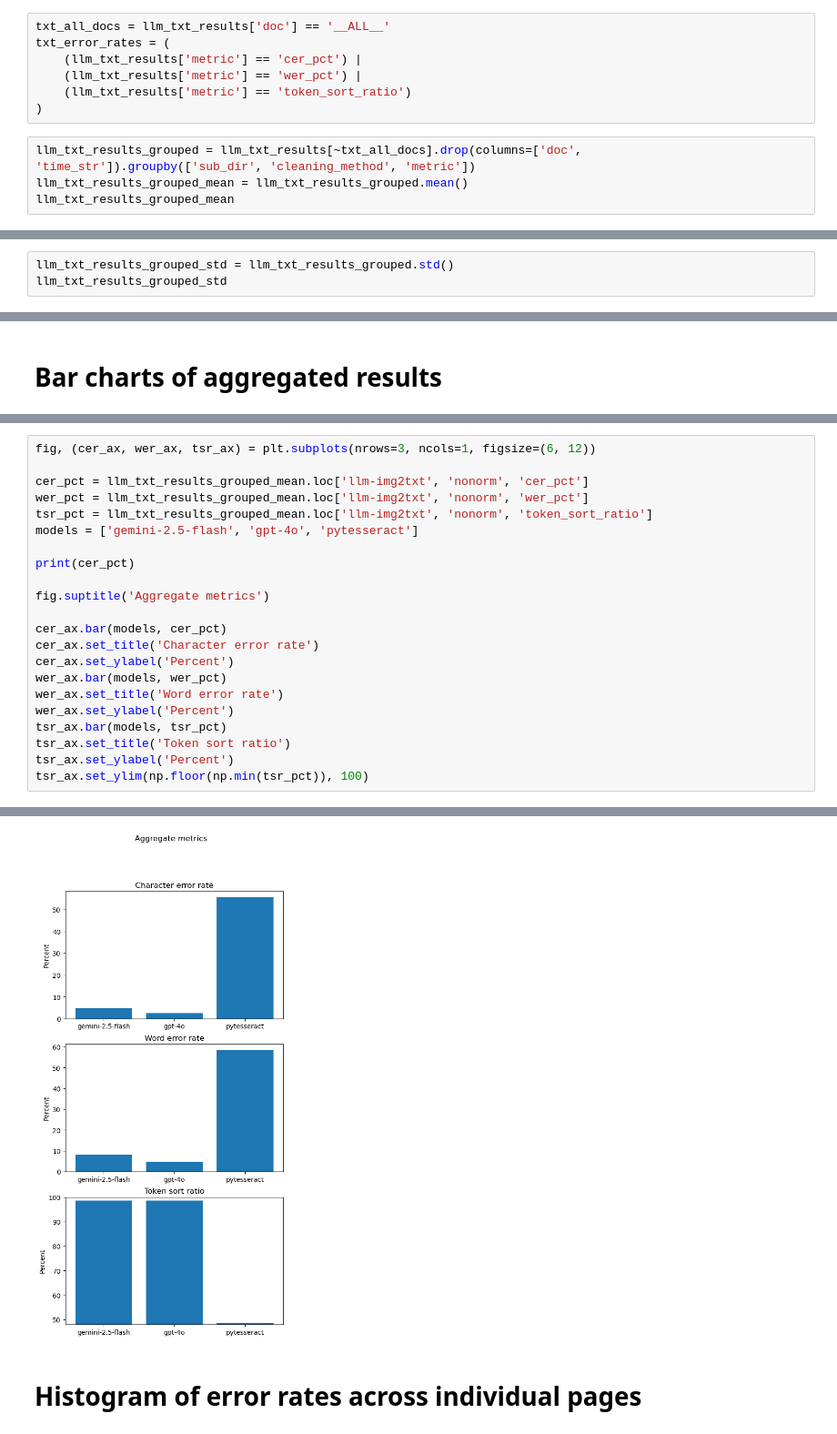
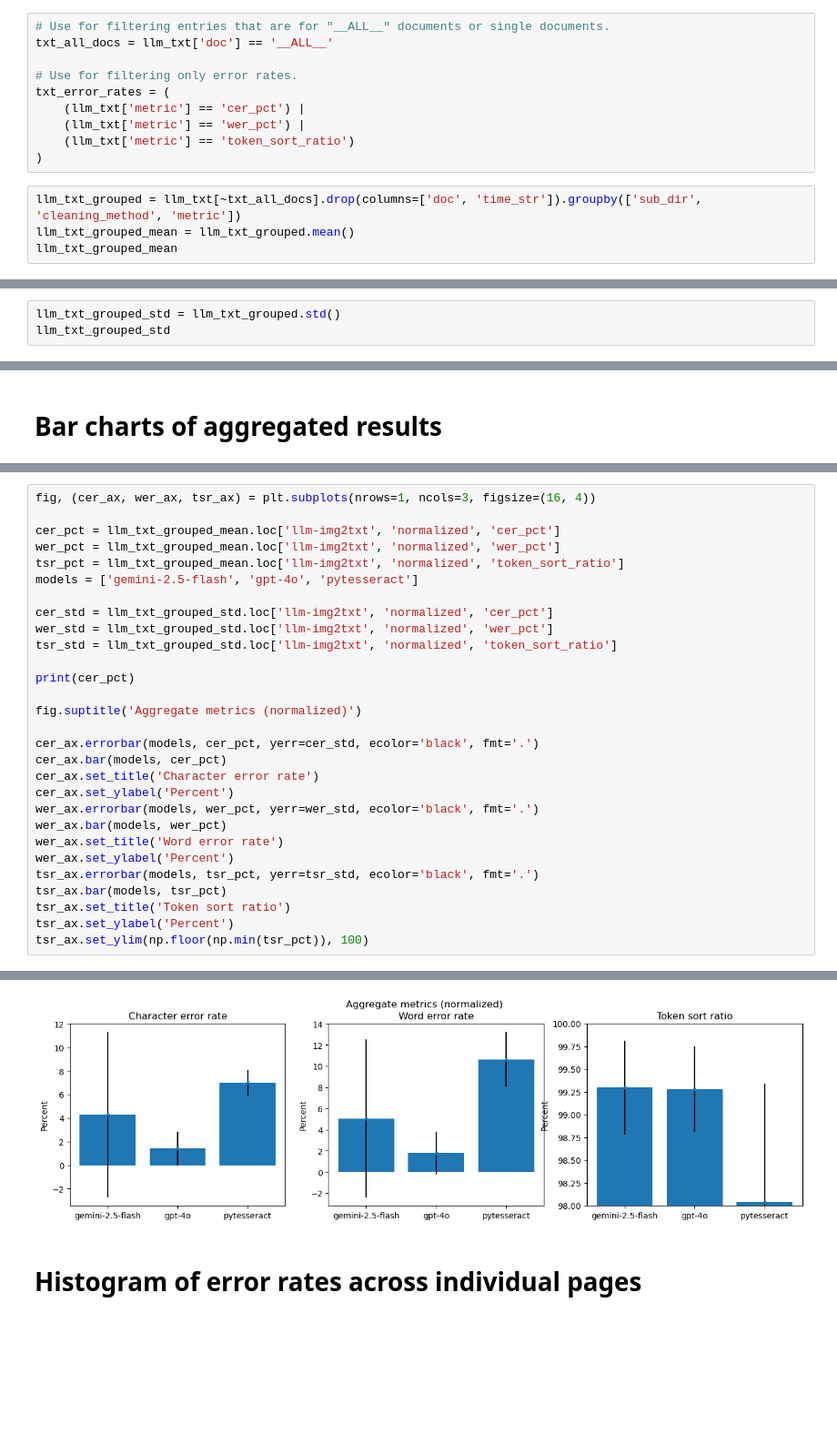
Before and after one commit to GC-20C-Text-Lab/ocr-benchmarking, a Jupyter notebook: src/workflow/text_visualizations.ipynb, the cells around one changed output, grey strips where cells are left out. Shown at 91% size. Drawn from its saved outputs; the diff is of its cells as text; blank space fills up the shorter version.

Commit message:
improved and added visualizations and tables

```diff
--- a/src/workflow/text_visualizations.ipynb
+++ b/src/workflow/text_visualizations.ipynb
@@ -166,16 +170,19 @@ llm_txt_results
 # %% [markdown]
 # Calculate metrics
 # %%
-txt_all_docs = llm_txt_results['doc'] == '__ALL__'
+# Use for filtering entries that are for "__ALL__" documents or single documents.
+txt_all_docs = llm_txt['doc'] == '__ALL__'
+
+# Use for filtering only error rates.
 txt_error_rates = (
-    (llm_txt_results['metric'] == 'cer_pct') |
-    (llm_txt_results['metric'] == 'wer_pct') |
-    (llm_txt_results['metric'] == 'token_sort_ratio')
+    (llm_txt['metric'] == 'cer_pct') |
+    (llm_txt['metric'] == 'wer_pct') |
+    (llm_txt['metric'] == 'token_sort_ratio')
 )
 # %%
-llm_txt_results_grouped = llm_txt_results[~txt_all_docs].drop(columns=['doc', 'time_str']).groupby(['sub_dir', 'cleaning_method', 'metric'])
-llm_txt_results_grouped_mean = llm_txt_results_grouped.mean()
-llm_txt_results_grouped_mean
+llm_txt_grouped = llm_txt[~txt_all_docs].drop(columns=['doc', 'time_str']).groupby(['sub_dir', 'cleaning_method', 'metric'])
+llm_txt_grouped_mean = llm_txt_grouped.mean()
+llm_txt_grouped_mean
 # %% [output]
 |  |  |  | gemini-2.5-flash | gpt-4o | pytesseract |
 | sub_dir | cleaning_method | metric |  |  |  |
@@ -198,6 +205,6 @@ llm_txt_results_grouped_mean
 # %%
-llm_txt_results_grouped_std = llm_txt_results_grouped.std()
-llm_txt_results_grouped_std
+llm_txt_grouped_std = llm_txt_grouped.std()
+llm_txt_grouped_std
 # %% [output]
 |  |  |  | gemini-2.5-flash | gpt-4o | pytesseract |
 | sub_dir | cleaning_method | metric |  |  |  |
@@ -285,23 +362,30 @@ def grouped_mask(df, sub_dir, cleaning_method, metric):
         (df['metric'] == metric)
     )
 # %%
-fig, (cer_ax, wer_ax, tsr_ax) = plt.subplots(nrows=3, ncols=1, figsize=(6, 12))
+fig, (cer_ax, wer_ax, tsr_ax) = plt.subplots(nrows=1, ncols=3, figsize=(16, 4))
 
-cer_pct = llm_txt_results_grouped_mean.loc['llm-img2txt', 'nonorm', 'cer_pct']
-wer_pct = llm_txt_results_grouped_mean.loc['llm-img2txt', 'nonorm', 'wer_pct']
-tsr_pct = llm_txt_results_grouped_mean.loc['llm-img2txt', 'nonorm', 'token_sort_ratio']
+cer_pct = llm_txt_grouped_mean.loc['llm-img2txt', 'normalized', 'cer_pct']
+wer_pct = llm_txt_grouped_mean.loc['llm-img2txt', 'normalized', 'wer_pct']
+tsr_pct = llm_txt_grouped_mean.loc['llm-img2txt', 'normalized', 'token_sort_ratio']
 models = ['gemini-2.5-flash', 'gpt-4o', 'pytesseract']
+
+cer_std = llm_txt_grouped_std.loc['llm-img2txt', 'normalized', 'cer_pct']
+wer_std = llm_txt_grouped_std.loc['llm-img2txt', 'normalized', 'wer_pct']
+tsr_std = llm_txt_grouped_std.loc['llm-img2txt', 'normalized', 'token_sort_ratio']
 
 print(cer_pct)
 
-fig.suptitle('Aggregate metrics')
+fig.suptitle('Aggregate metrics (normalized)')
 
+cer_ax.errorbar(models, cer_pct, yerr=cer_std, ecolor='black', fmt='.')
 cer_ax.bar(models, cer_pct)
 cer_ax.set_title('Character error rate')
 cer_ax.set_ylabel('Percent')
+wer_ax.errorbar(models, wer_pct, yerr=wer_std, ecolor='black', fmt='.')
 wer_ax.bar(models, wer_pct)
 wer_ax.set_title('Word error rate')
 wer_ax.set_ylabel('Percent')
+tsr_ax.errorbar(models, tsr_pct, yerr=tsr_std, ecolor='black', fmt='.')
 tsr_ax.bar(models, tsr_pct)
 tsr_ax.set_title('Token sort ratio')
 tsr_ax.set_ylabel('Percent')
@@ -315,4 +399,4 @@ Name: (llm-img2txt, nonorm, cer_pct), dtype: float64
-[figure, old version]
+[figure, new version]
 # %% [markdown]
 # Histogram of error rates across individual pages
 # %%
```
Also changed, not shown: parts of 17 cells of this notebook.
